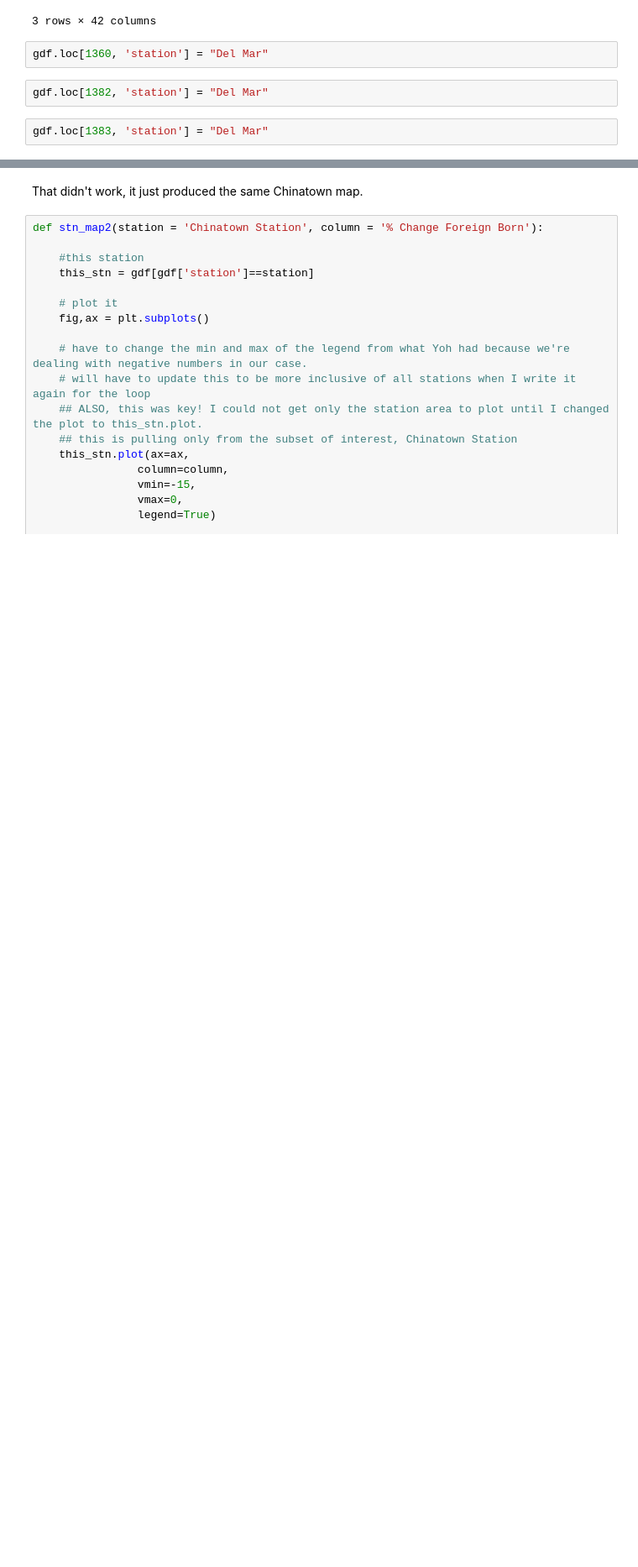
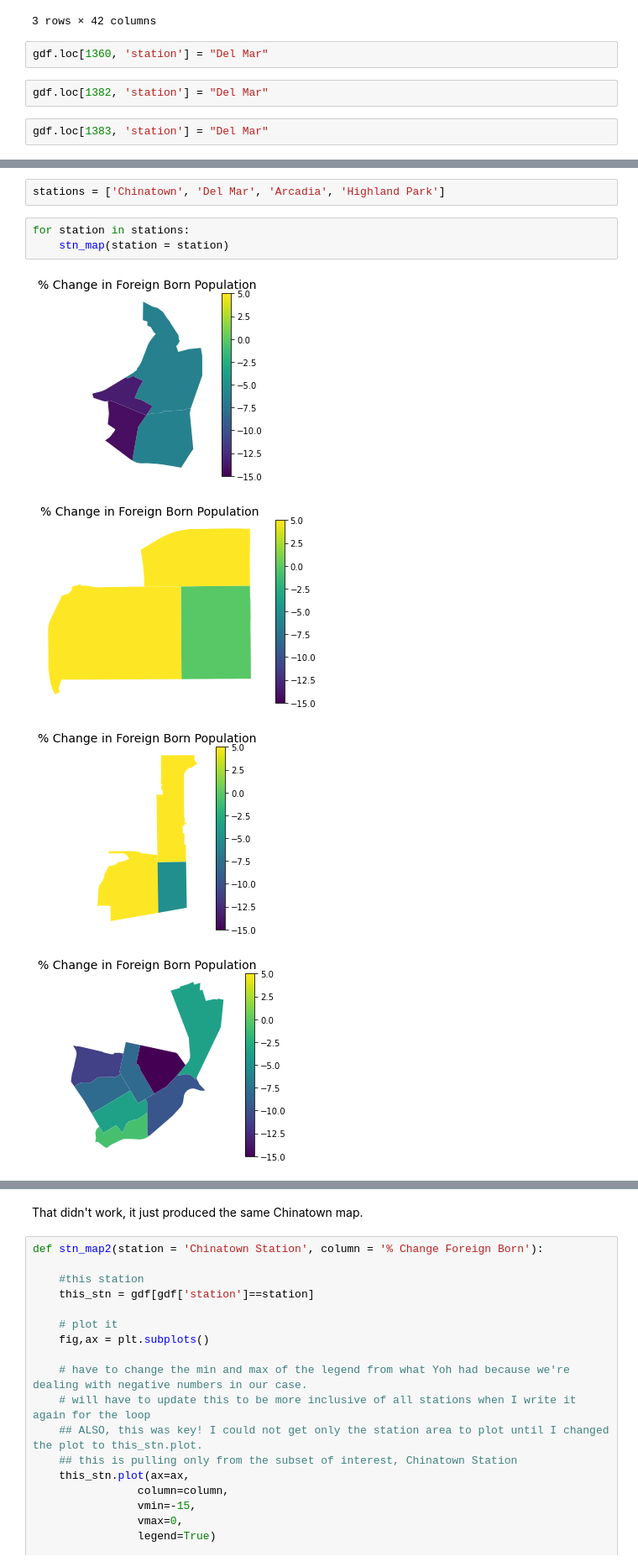
Before and after one commit to erikfelix/group_project, a Jupyter notebook: Draft_Choropleth Function and For Loop.ipynb, the cells around one changed output, grey strips where cells are left out. Shown at 84% size. Saved outputs shown, nothing was run; the diff lists cells and outputs as text; blank space fills up the shorter version.

```diff
--- a/Draft_Choropleth Function and For Loop.ipynb
+++ b/Draft_Choropleth Function and For Loop.ipynb
@@ -336,0 +464,10 @@ stations = [chinatown, delmar]
+# %%
+stations = ['Chinatown', 'Del Mar', 'Arcadia', 'Highland Park']
+# %%
+for station in stations:
+    stn_map(station = station)
+# %% [output]
+[figure, added]
+[figure, added]
+[figure, added]
+[figure, added]
```
Also changed, not shown: parts of 91 cells of this notebook, 1 other file.
